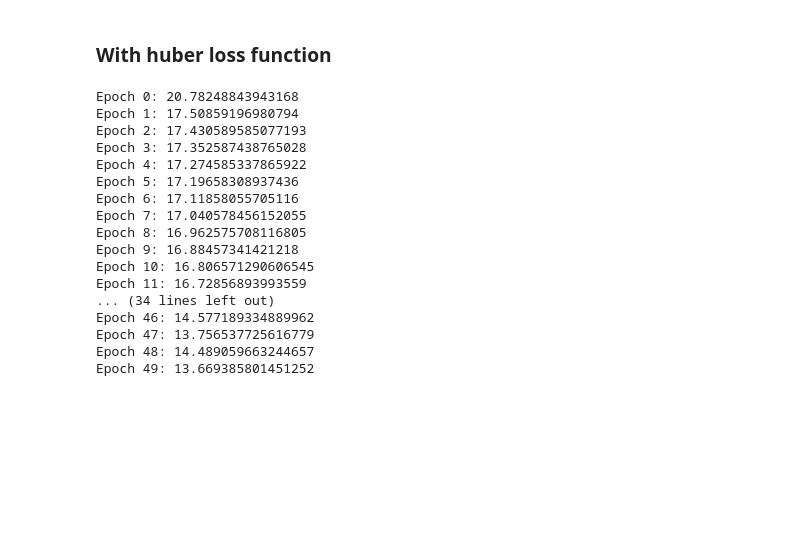
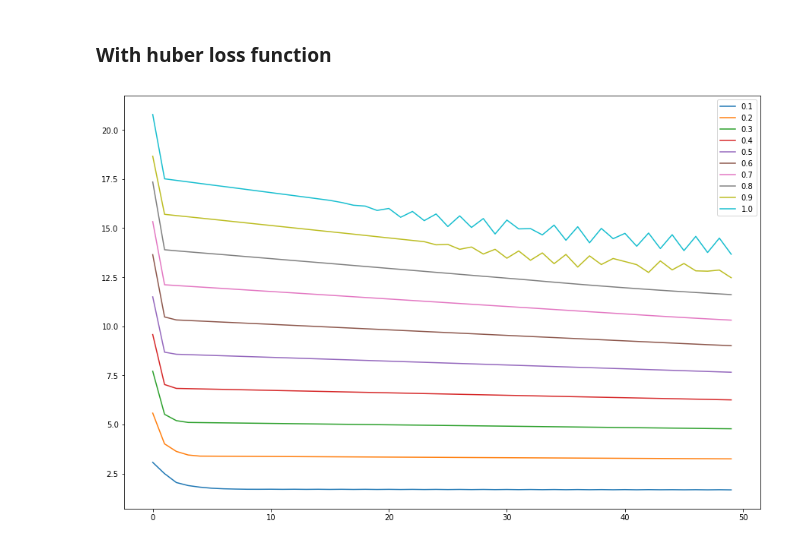
Before and after one commit to Rauf-Kurbanov/au_dl_course, a Jupyter notebook: seminar_1/classwork.ipynb, the cells around one changed output. Drawn from its saved outputs; the diff is of its cells as text; code cells hidden in the pictures; blank space fills up the shorter version.

```diff
--- a/seminar_1/classwork.ipynb
+++ b/seminar_1/classwork.ipynb
@@ -124,38 +125,34 @@ loss = huber_loss(Y, Y_predicted)
 # %%
 optimizer = tf.train.GradientDescentOptimizer(learning_rate=0.01).minimize(loss)
 # %%
-with tf.Session() as sess:
-    sess.run(tf.global_variables_initializer())
+delta_loss = list()
+params = list()
 
-    writer = tf.summary.FileWriter('./graphs/linear_reg_huber', sess.graph)
+for d in np.arange(0.1, 1.1, 0.1):
+    with tf.Session() as sess:
+        sess.run(tf.global_variables_initializer())
+        epoch_loss = list()
+        for i in range(50): # train the model 50 epochs
+            total_loss = 0
+            for x, y in data:
+                # Session runs train_op and fetch values of loss
+                _, l = sess.run([optimizer, loss], feed_dict={X:x, Y:y, h_delta:d})
+                total_loss += l
+    #         print('Epoch {0}: {1}'.format(i, total_loss/float(n_samples)))
+            epoch_loss.append(1.*total_loss/n_samples)
 
-    for i in range(50): # train the model 50 epochs
-        total_loss = 0
-        for x, y in data:
-            # Session runs train_op and fetch values of loss
-            _, l = sess.run([optimizer, loss], feed_dict={X:x, Y:y})
-            total_loss += l
-        print('Epoch {0}: {1}'.format(i, total_loss/float(n_samples)))
-
-    # close the writer when you're done using it
-    writer.close()
-
-    w_huber, b_huber = sess.run([w, b])
+        delta_loss.append(epoch_loss)
+        w_huber, b_huber = sess.run([w, b])
+        params.append((w_huber, b_huber))
-# %% [output]
-Epoch 0: 20.78248843943168
-Epoch 1: 17.50859196980794
-Epoch 2: 17.430589585077193
-Epoch 3: 17.352587438765028
-Epoch 4: 17.274585337865922
-Epoch 5: 17.19658308937436
-Epoch 6: 17.11858055705116
-Epoch 7: 17.040578456152055
-Epoch 8: 16.962575708116805
-Epoch 9: 16.88457341421218
-Epoch 10: 16.806571290606545
-Epoch 11: 16.72856893993559
-... (34 lines left out)
-Epoch 46: 14.577189334889962
-Epoch 47: 13.756537725616779
-Epoch 48: 14.489059663244657
-Epoch 49: 13.669385801451252
+# %%
+# we can't compare plots because loss functions are different but let's draw them just for beauty
+
+plt.figure(figsize=(15, 10))
+
+for d, total_loss in zip(np.arange(0.1, 1.1, 0.1), delta_loss):
+    plt.plot(total_loss, label=d)
+
+plt.legend()
+plt.show()
+# %% [output]
+[figure, added]
```
Also changed, not shown: parts of 4 cells of this notebook, 1 other file.
